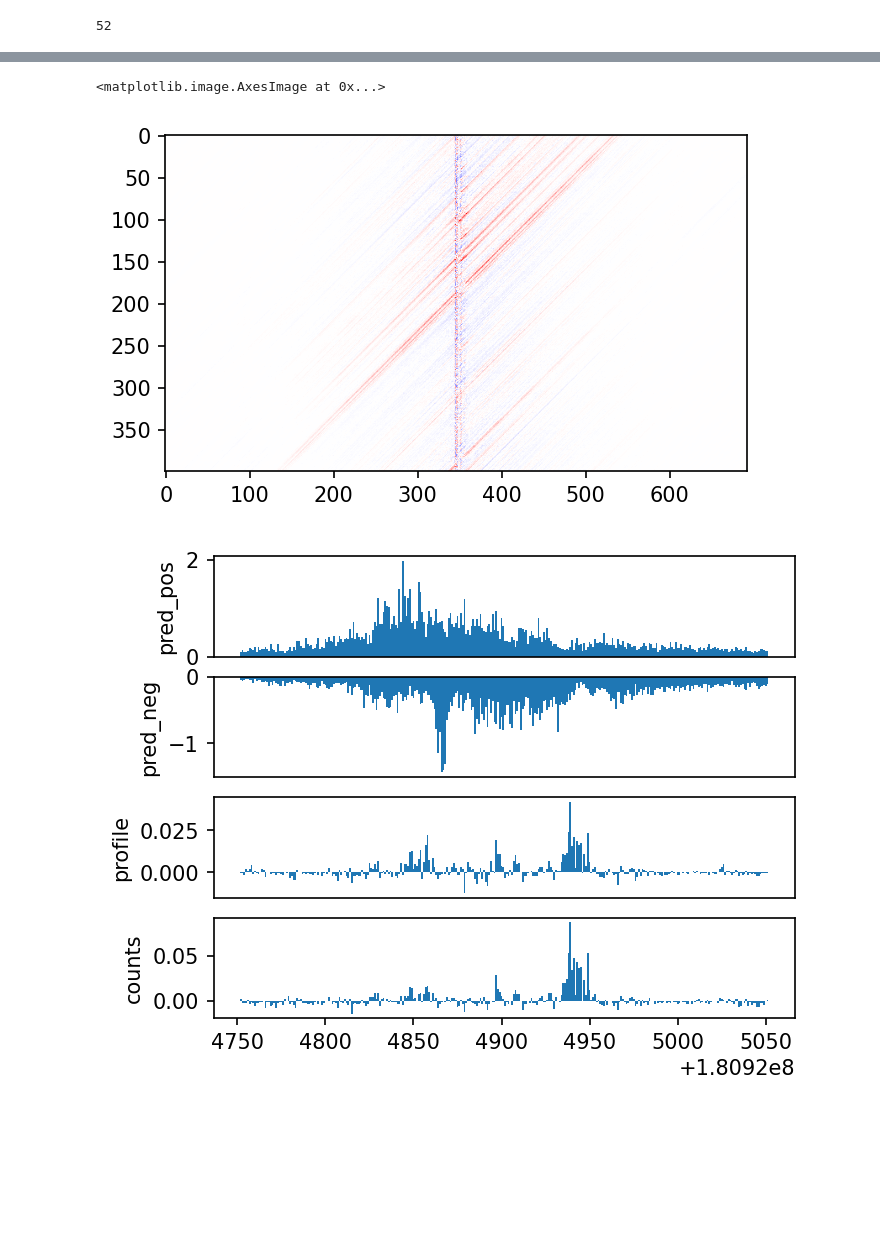
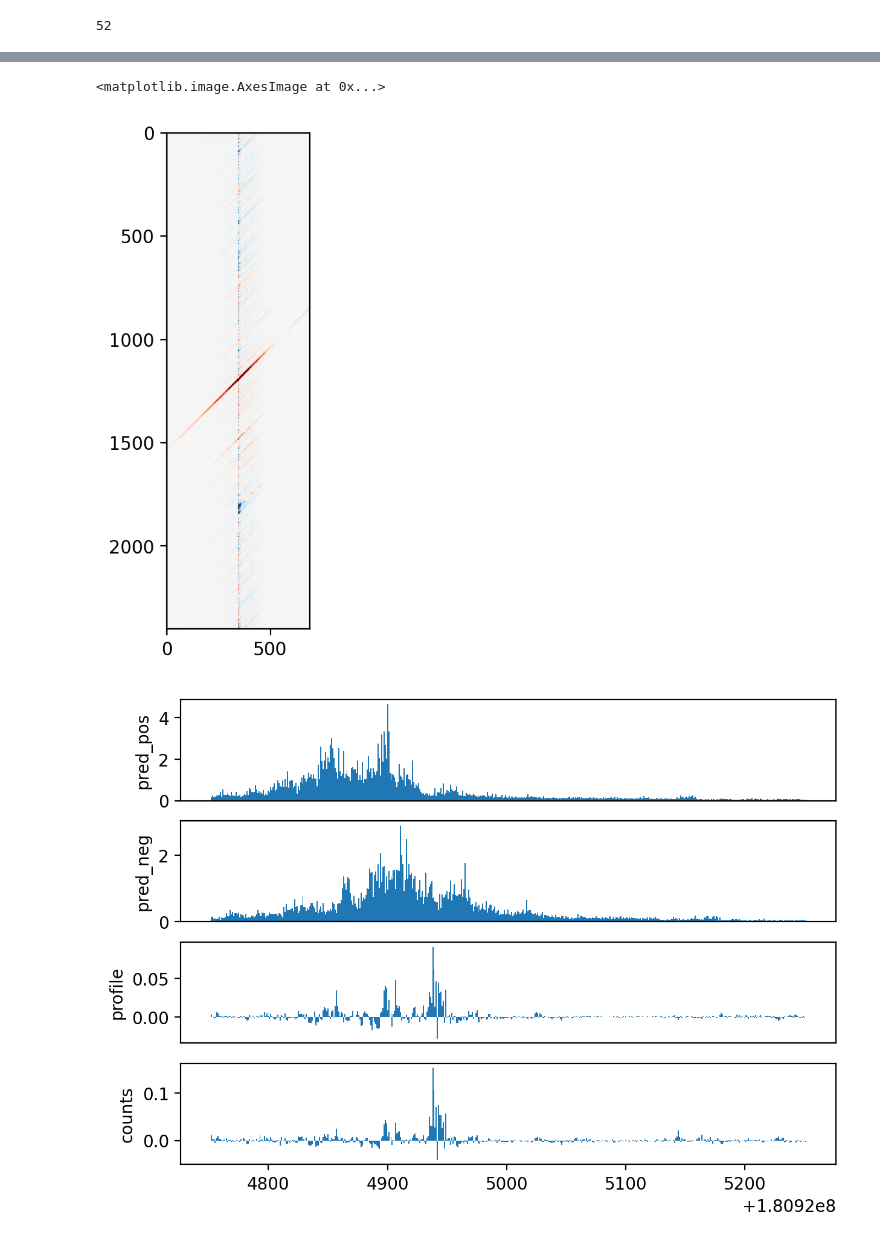
Before and after one commit to mmtrebuchet/bpreveal, a Jupyter notebook: doc/osknExample.ipynb, the cells around one changed output, grey strips where cells are left out. Cells and saved outputs as stored; diff of their text form; code cells hidden in the pictures; blank space fills up the shorter version.

```diff
--- a/doc/osknExample.ipynb
+++ b/doc/osknExample.ipynb
@@ -1093,7 +1128,10 @@ print(RECEPTIVE_FIELD)
 
 #So in this case, if we want shap scores for a base at position zero, we need sequence from -16 to +35 (inclusive)
 # %%
-windowStart = 180924752
+windowStart = 180924752-1000
+windowEnd = 180925152+1000
+windowLen = windowEnd - windowStart
+windowChrom = "chr1"
 # %%
 #So I need to get windows that are 3092 bases wide, and the first 2093 bases are the only ones that have a chance of affecting the output
 #(since that's the receptive field for the first base.)
@@ -1102,17 +1140,18 @@ windowStart = 180924752
 def writeRegion(genome, outFp, regionStart):
     genomeStart = regionStart - 1046
     genomeEnd = genomeStart + INPUT_LENGTH
-    seq = genome.fetch("chr1", genomeStart, genomeEnd)
+    seq = genome.fetch(windowChrom, genomeStart, genomeEnd)
     outFp.write(">{0:d}\n".format(regionStart))
     outFp.write(seq.upper())
     outFp.write("\n")
 
 with open(WORKING_DIRECTORY + "/shap/pisa_regions.fa", "w") as fp:
     with pysam.FastaFile(GENOME_FASTA) as genome:
-        for regionStart in range(windowStart, windowStart + 400):
+        for regionStart in range(windowStart, windowEnd):
             writeRegion(genome, fp, regionStart)
 # %%
 #And now we bulid the json file for the PISA analysis.
+cmds = []
 for tfid in [0,3]:
     for strand in [0,1]:
         task_name = TF_NAMES[tfid] + "_" + ["positive", "negative"][strand]
@@ -1126,7 +1165,9 @@ for tfid in [0,3]:
                        "output-length" : OUTPUT_LENGTH,
                        "make-predictions" : True,
                        "verbosity" : "WARNING"}
+        jsonFname = WORKING_DIRECTORY + "/json/pisa_" + task_name + ".json"
+        with open(jsonFname, "w") as fp:
+            json.dump(pisa_config, fp)
+        cmds.append("interpretPisaFasta {0:s}".format(jsonFname))
 
-        with open(WORKING_DIRECTORY + "/json/pisa_" + task_name + ".json", "w") as fp:
-            json.dump(pisa_config, fp)
-        !interpretPisaFasta {WORKING_DIRECTORY}/json/pisa_{task_name}.json
+jobsGpu(SLURM_CONFIG, cmds, "interpretPisa", 5, 20, "10:00:00")
@@ -1151,6 +1174,6 @@ WARNING:tensorflow:From /n/projects/cm2363/bpreveal/src/shap.py:147: The name tf
 # %%
 #Let's take a look at the pisa results!
-with h5py.File(WORKING_DIRECTORY + "/shap/pisa_nanog_positive.h5", "r") as fp:
+with h5py.File(WORKING_DIRECTORY + "/shap/pisa_oct4_positive.h5", "r") as fp:
     pisaDescriptions = list(fp["descriptions"])
     pisaSequences = np.array(fp["sequence"])
     pisaShap = np.array(fp["shap"])
@@ -1164,8 +1187,8 @@ print(pisaVals.shape)
 # %%
-pisaSpan = 0.4
-plt.imshow(pisaVals[:,700:-700], vmin=-pisaSpan, vmax=pisaSpan, cmap='bwr')
+pisaSpan = 0.1
+plt.imshow(pisaVals[:,700:-700], vmin=-pisaSpan, vmax=pisaSpan, cmap='RdBu_r')
 # %% [output]
 <matplotlib.image.AxesImage at 0x...>
-[figure, old version]
+[figure, new version]
 # %%
 #The axes can be kind of hard to interpret on a pisa plot, so I'm going to shear it real quick.
@@ -1195,7 +1218,7 @@ def plotPisa(taskName, cutMiddle, cutLengthX, cutLengthY, colorSpan=1.0):
         plt.xticks(range(0,cutLengthX), labels=seq);
 # %%
 #Let's remind ourselves of what the nanog binding looked like...
-plotShapBigwigs('nanog', 'residual', startPos = windowStart, span=300)
+plotShapBigwigs('nanog', 'residual', startPos = windowStart + 1000, span=500)
 # %% [output]
-[figure, old version]
+[figure, new version]
 # %%
```
Also changed, not shown: parts of 72 cells of this notebook, 12 other files.
